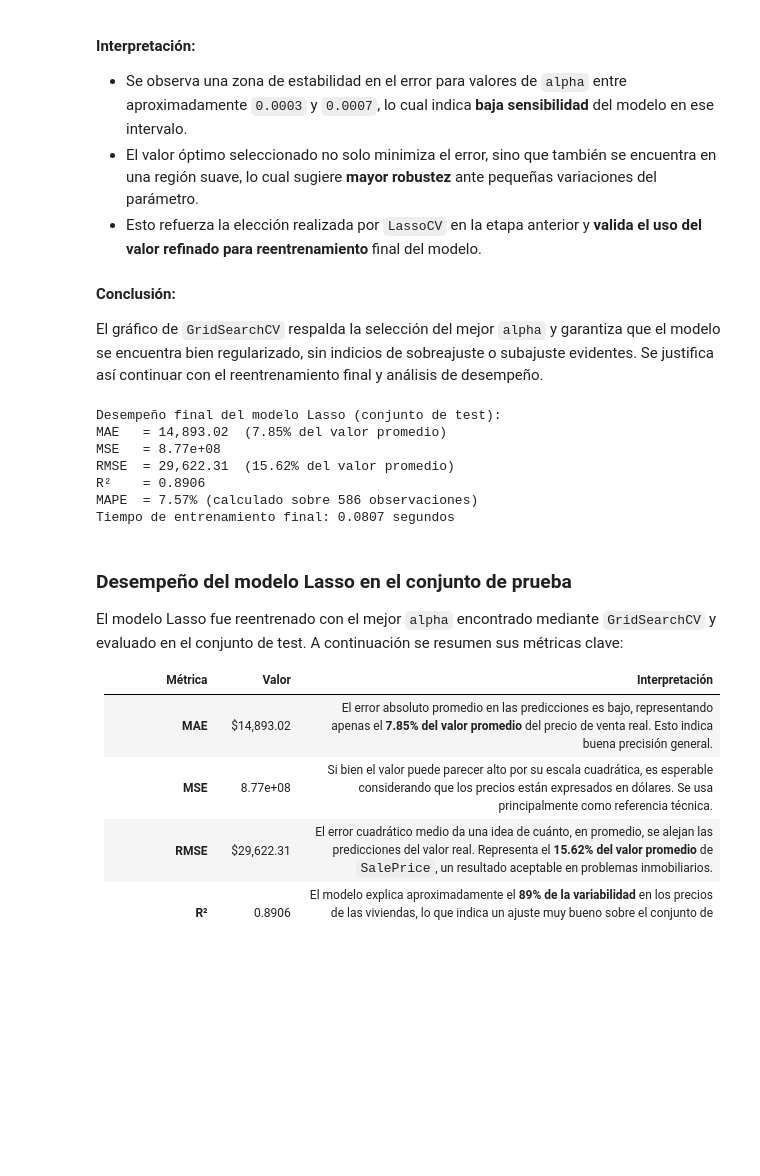
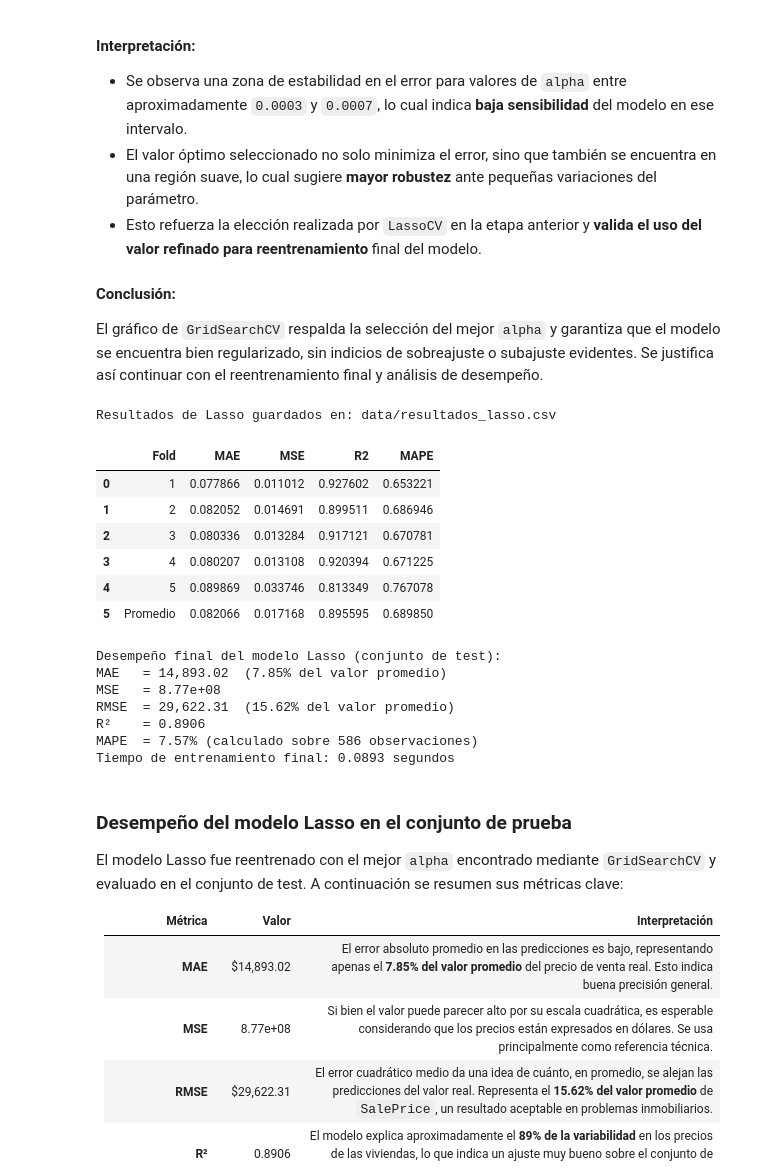
Before and after one commit to johanstevenbejarano/Teoria-de-Aprendizaje-Maquina, a Jupyter notebook: Parcial_1_TAM_2025-1/notebooks/Lasso.ipynb, the cells around one changed output. Saved outputs shown, nothing was run; the diff lists cells and outputs as text; code cells hidden in the pictures; blank space fills up the shorter version.

Commit message:
Notebook Lasso Model Terminado

```diff
--- a/Parcial_1_TAM_2025-1/notebooks/Lasso.ipynb
+++ b/Parcial_1_TAM_2025-1/notebooks/Lasso.ipynb
@@ -479,40 +479,61 @@ El gráfico de `GridSearchCV` respalda la selección del mejor `alpha` y garanti
 # Extraer el mejor modelo
 modelo_lasso = grid_lasso.best_estimator_
 
 # Entrenar nuevamente con todo el set de entrenamiento
 start = time.time()
 modelo_lasso.fit(X_train_scaled, y_train_log)  # recuerda: target transformado con log1p
 end = time.time()
 fit_time_lasso = end - start
+
+# === Validación cruzada con el modelo Lasso final ===
+df_resultados_lasso_cv = evaluar_modelo_cv(
+    nombre_modelo="Lasso",
+    modelo=modelo_lasso,
+    X=X_train_scaled,
+    y=y_train_log,
+    cv=cv,
+    scoring=scoring,
+    guardar_en="data/resultados_lasso.csv"  # <- archivo usado por el notebook maestro
+)
+display(df_resultados_lasso_cv)
+
 
 # === Predicción en test y destransformación ===
 y_pred_log_lasso = modelo_lasso.predict(X_test_scaled)
 y_pred_lasso = np.expm1(y_pred_log_lasso)  # volver a escala original
 
 # === Cálculo de métricas en escala original ===
 mae_lasso = mean_absolute_error(y_test, y_pred_lasso)
 mse_lasso = mean_squared_error(y_test, y_pred_lasso)
 rmse_lasso = np.sqrt(mse_lasso)
 r2_lasso = r2_score(y_test, y_pred_lasso)
 mape_lasso, n_validas_lasso = calcular_mape_seguro(y_test, y_pred_lasso)
 mae_rel_lasso, rmse_rel_lasso = normalizar_metricas(mae_lasso, rmse_lasso, y_test)
 
 # === Visualización profesional de resultados ===
 print("Desempeño final del modelo Lasso (conjunto de test):")
 print(f"MAE   = {mae_lasso:,.2f}  ({mae_rel_lasso:.2f}% del valor promedio)")
 print(f"MSE   = {mse_lasso:.2e}")
 print(f"RMSE  = {rmse_lasso:,.2f}  ({rmse_rel_lasso:.2f}% del valor promedio)")
 print(f"R²    = {r2_lasso:.4f}")
 print(f"MAPE  = {mape_lasso:.2f}% (calculado sobre {n_validas_lasso} observaciones)")
 print(f"Tiempo de entrenamiento final: {fit_time_lasso:.4f} segundos")
 # %% [output]
-Desempeño final del modelo Lasso (conjunto de test):
-MAE   = 14,893.02  (7.85% del valor promedio)
-MSE   = 8.77e+08
-RMSE  = 29,622.31  (15.62% del valor promedio)
-R²    = 0.8906
-MAPE  = 7.57% (calculado sobre 586 observaciones)
-Tiempo de entrenamiento final: 0.0807 segundos
+Resultados de Lasso guardados en: data/resultados_lasso.csv
+|  | Fold | MAE | MSE | R2 | MAPE |
+| 0 | 1 | 0.077866 | 0.011012 | 0.927602 | 0.653221 |
+| 1 | 2 | 0.082052 | 0.014691 | 0.899511 | 0.686946 |
+| 2 | 3 | 0.080336 | 0.013284 | 0.917121 | 0.670781 |
+| 3 | 4 | 0.080207 | 0.013108 | 0.920394 | 0.671225 |
+| 4 | 5 | 0.089869 | 0.033746 | 0.813349 | 0.767078 |
+| 5 | Promedio | 0.082066 | 0.017168 | 0.895595 | 0.689850 |
+Desempeño final del modelo Lasso (conjunto de test):
+MAE   = 14,893.02  (7.85% del valor promedio)
+MSE   = 8.77e+08
+RMSE  = 29,622.31  (15.62% del valor promedio)
+R²    = 0.8906
+MAPE  = 7.57% (calculado sobre 586 observaciones)
+Tiempo de entrenamiento final: 0.0893 segundos
 # %% [markdown]
 ### Desempeño del modelo Lasso en el conjunto de prueba
 
```
Also changed, not shown: parts of 3 cells of this notebook.
